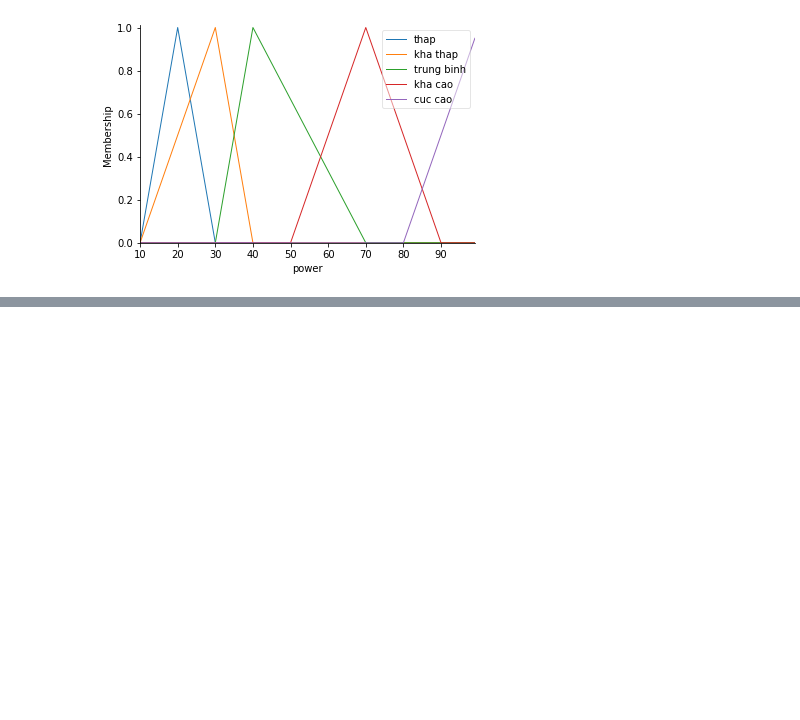
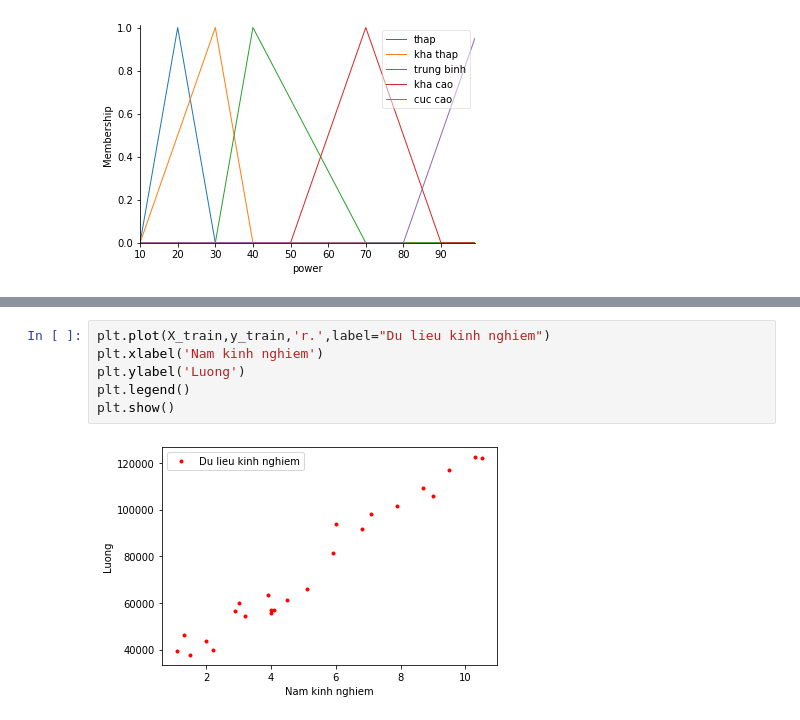
Before and after one commit to minhhoang258/LeDinhHoangMinh20104043, a Jupyter notebook: Thuchanh.ipynb, the cells around one changed output, grey strips where cells are left out. Cells and saved outputs as stored; diff of their text form; blank space fills up the shorter version.

```diff
--- a/Thuchanh.ipynb
+++ b/Thuchanh.ipynb
@@ -538,0 +643,8 @@ power.view()
+# %%
+plt.plot(X_train,y_train,'r.',label="Du lieu kinh nghiem")
+plt.xlabel('Nam kinh nghiem')
+plt.ylabel('Luong')
+plt.legend()
+plt.show()
+# %% [output]
+[figure, added]
```
Also changed, not shown: parts of 33 cells of this notebook.
